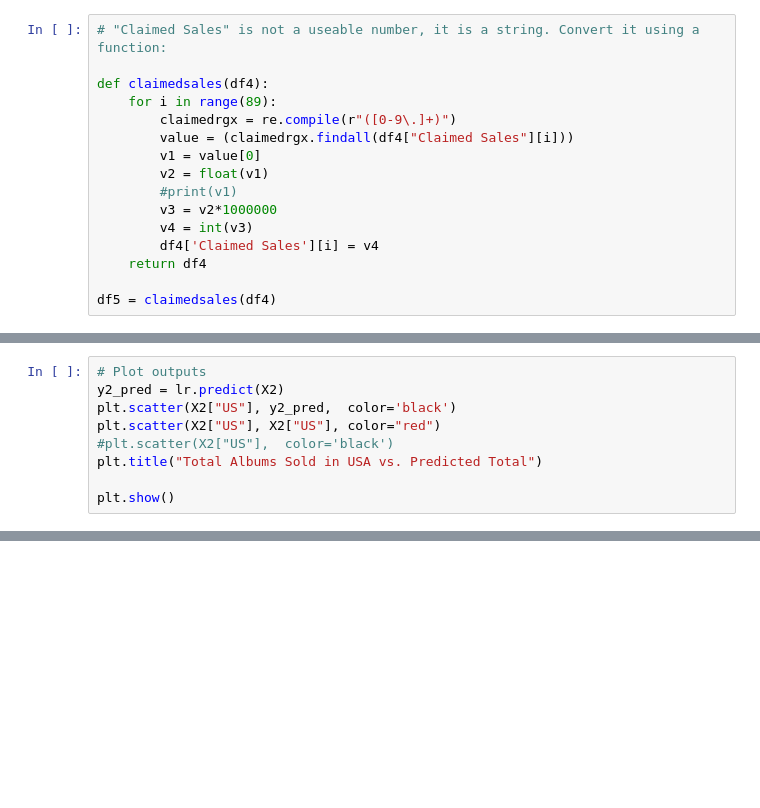
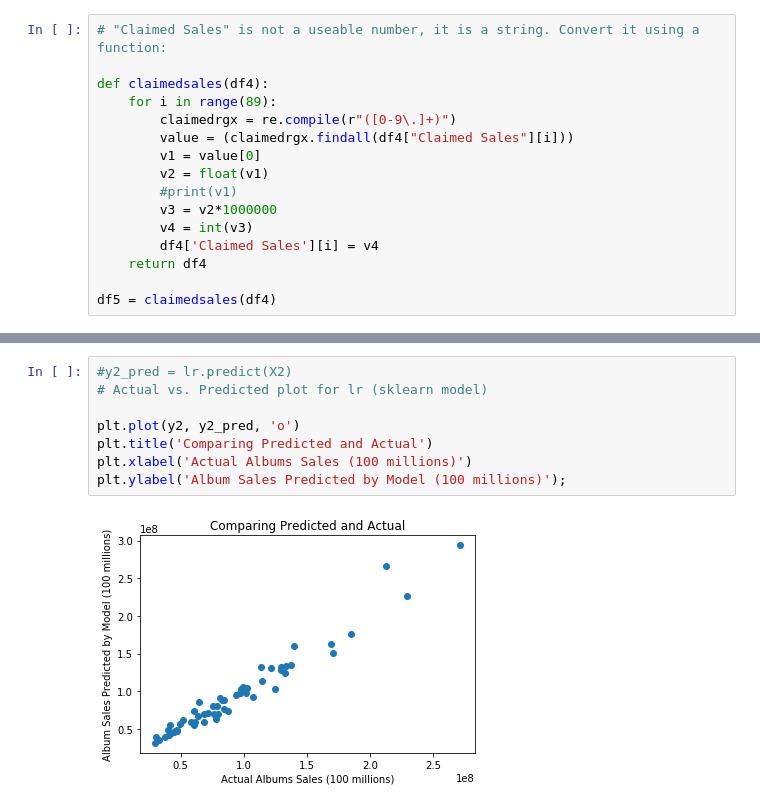
Before and after one commit to kpuryear/Puryear_Metis, a Jupyter notebook: Project2/Luther_Compiled.ipynb, the cells around one changed output, grey strips where cells are left out. Cells and saved outputs as stored; diff of their text form; blank space fills up the shorter version.

```diff
--- a/Project2/Luther_Compiled.ipynb
+++ b/Project2/Luther_Compiled.ipynb
@@ -492,9 +270,0 @@ Mean Squared Error: 1.21871813475e+14
-# %%
-# Plot outputs
-y2_pred = lr.predict(X2)
-plt.scatter(X2["US"], y2_pred,  color='black')
-plt.scatter(X2["US"], X2["US"], color="red")
-#plt.scatter(X2["US"],  color='black')
-plt.title("Total Albums Sold in USA vs. Predicted Total")
-
-plt.show()
@@ -570,0 +549,10 @@ fit1.resid.plot(style='o', figsize=(12,8));
+# %%
+#y2_pred = lr.predict(X2)
+# Actual vs. Predicted plot for lr (sklearn model)
+
+plt.plot(y2, y2_pred, 'o')
+plt.title('Comparing Predicted and Actual')
+plt.xlabel('Actual Albums Sales (100 millions)')
+plt.ylabel('Album Sales Predicted by Model (100 millions)');
+# %% [output]
+[figure, added]
```
Also changed, not shown: parts of 70 cells of this notebook, 3 other files.
